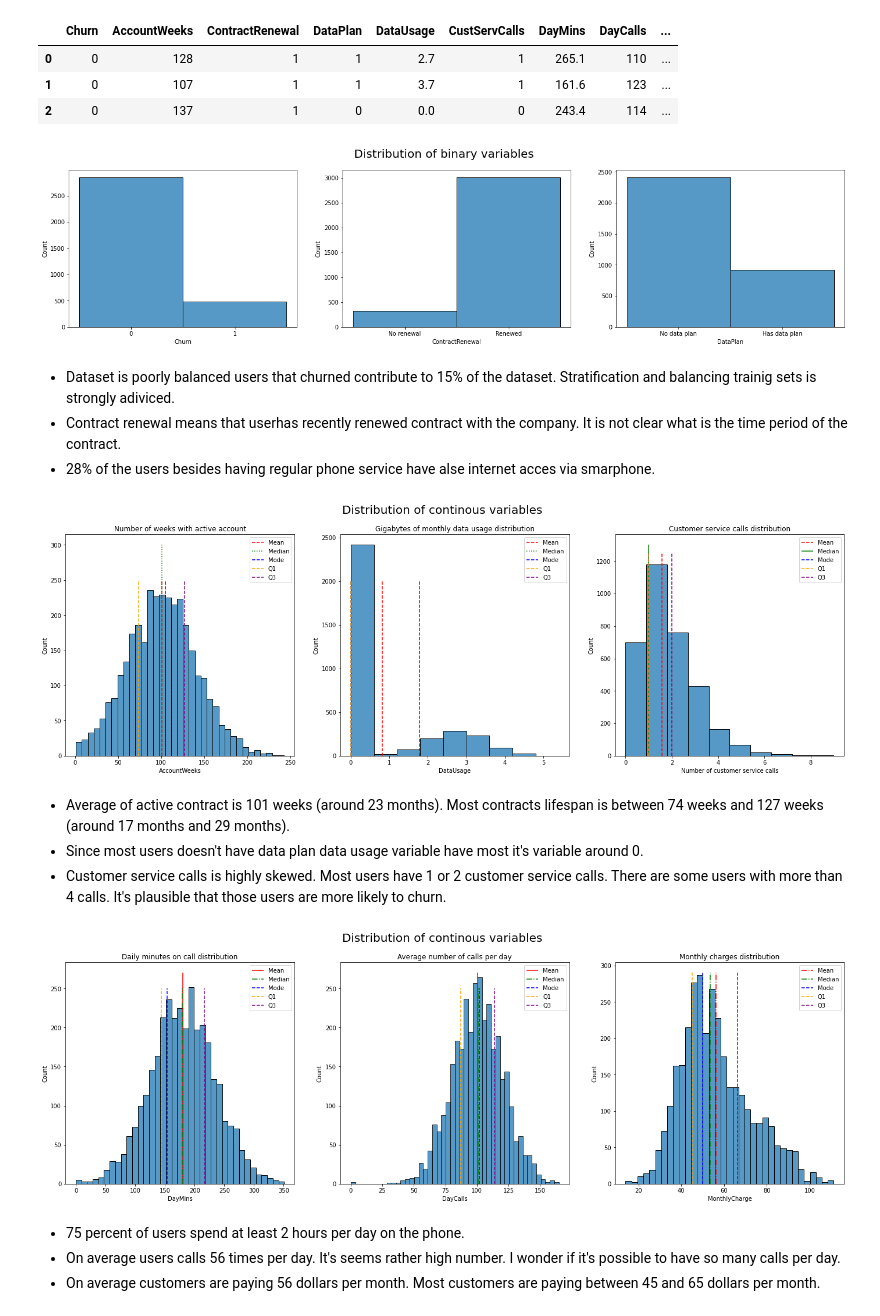
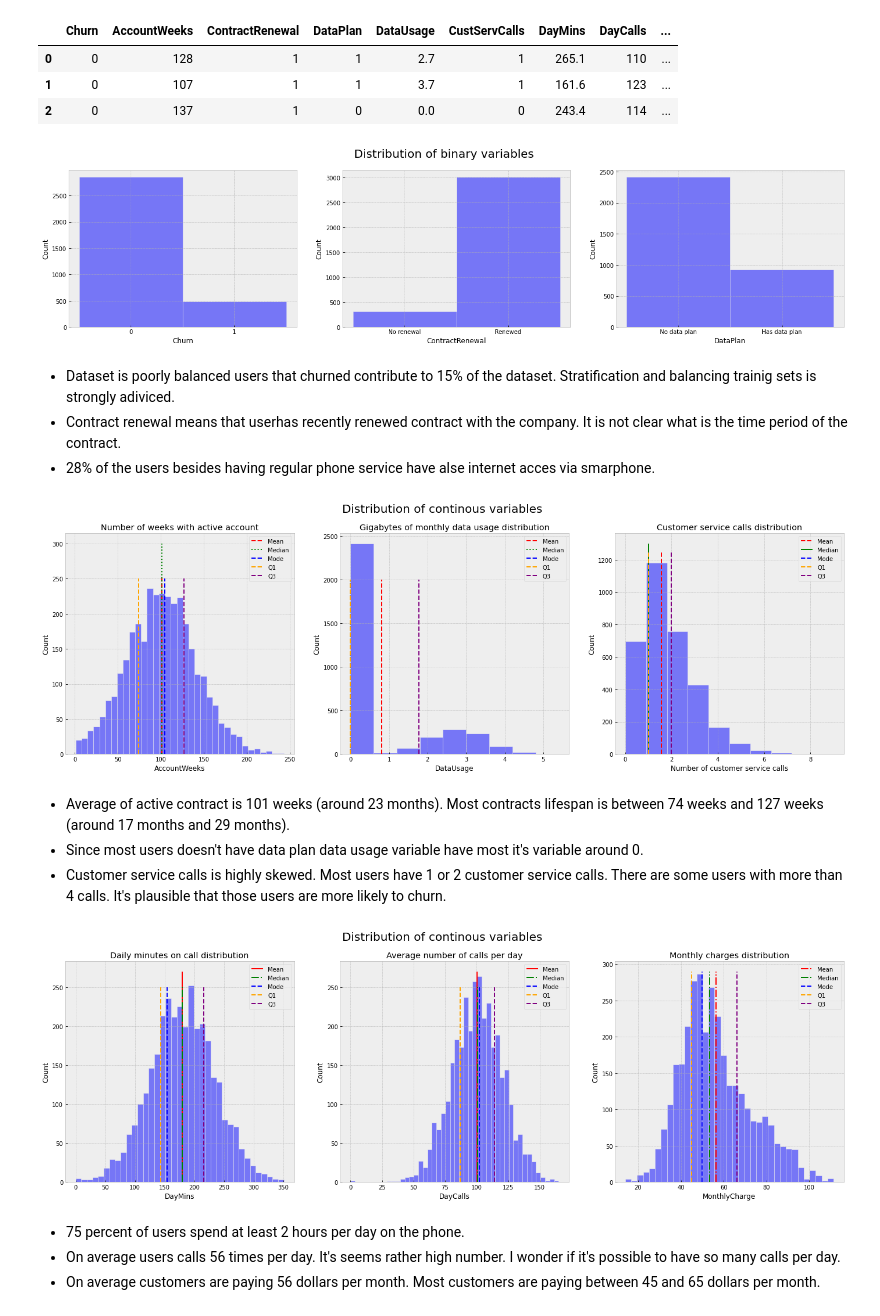
Before and after one commit to CarJung/Churn_exploration, a Jupyter notebook: Report.ipynb, the cells around one changed output. Cells and saved outputs as stored; diff of their text form; code cells hidden in the pictures.

```diff
--- a/Report.ipynb
+++ b/Report.ipynb
@@ -17,6 +17,8 @@ import matplotlib.pyplot as plt
 import seaborn as sns
 
 import pingouin as pg
+
+plt.style.use('bmh')
 # %%
 data = pd.read_csv('data/telecom_churn.csv')
 # %% [markdown]
@@ -51,17 +53,17 @@ data.head(3)
 # %%
 fig, ax = plt.subplots( 1,3, figsize=(24, 5))
 plt.suptitle('Distribution of binary variables', fontsize=20)
 
-sns.histplot(data['Churn'],discrete=True,ax=ax[0])
+sns.histplot(data['Churn'],discrete=True,ax=ax[0], alpha = 0.5)
 ax[0].set_xticks([0,1]);
 
-sns.histplot(data['ContractRenewal'],discrete=True, ax=ax[1])
+sns.histplot(data['ContractRenewal'],discrete=True, ax=ax[1], alpha = 0.5)
 ax[1].set_xticks([0,1],['No renewal','Renewed']);
 
-sns.histplot(data['DataPlan'],discrete=True, ax=ax[2])
+sns.histplot(data['DataPlan'],discrete=True, ax=ax[2], alpha = 0.5)
 ax[2].set_xticks([0,1],['No data plan','Has data plan']);
 # %% [output]
-[figure, old version]
+[figure, new version]
 # %% [markdown]
 - Dataset is poorly balanced users that churned contribute to 15% of the dataset. Stratification and balancing trainig sets is strongly adiviced.
 - Contract renewal means that userhas recently renewed contract with the company. It is not clear what is the time period of the contract.
@@ -70,7 +72,7 @@ ax[2].set_xticks([0,1],['No data plan','Has data plan']);
 fig, ax = plt.subplots( 1,3, figsize=(24, 7))
 plt.suptitle('Distribution of continous variables', fontsize=20)
 
-sns.histplot(data['AccountWeeks'],ax=ax[0])
+sns.histplot(data['AccountWeeks'],ax=ax[0], alpha = 0.5)
 ax[0].set_title('Number of weeks with active account')
 ax[0].vlines(data['AccountWeeks'].mean(),0,250,color='red',label='Mean' , linestyles='dashed')
 ax[0].vlines(data['AccountWeeks'].median(),0,300,color='green',label='Median', linestyles='dotted')
@@ -80,7 +82,7 @@ ax[0].vlines(data['AccountWeeks'].quantile(0.75),0,250,color='purple',label='Q3'
 ax[0].legend();
 
 
-sns.histplot(data['DataUsage'],bins=9,ax=ax[1])
+sns.histplot(data['DataUsage'],bins=9,ax=ax[1], alpha = 0.5)
 ax[1].set_title('Gigabytes of monthly data usage distribution')
 ax[1].vlines(data['DataUsage'].mean(),0,2000,color='red',label='Mean' , linestyles='dashed')
 ax[1].vlines(data['DataUsage'].median(),0,2000,color='green',label='Median', linestyles='dotted')
@@ -90,7 +92,7 @@ ax[1].vlines(data['DataUsage'].quantile(0.75),0,2000,color='purple',label='Q3',
 ax[1].legend();
 
 
-sns.histplot(data['CustServCalls'],bins=10, ax = ax[2])
+sns.histplot(data['CustServCalls'],bins=10, ax = ax[2], alpha = 0.5)
 ax[2].set_title('Customer service calls distribution')
 ax[2].vlines(data['CustServCalls'].mean(),0,1250,color='red',label='Mean' , linestyles='dashed')
 ax[2].vlines(data['CustServCalls'].median(),0,1300,color='green',label='Median', linestyles='solid')
@@ -100,7 +102,7 @@ ax[2].vlines(data['CustServCalls'].quantile(0.75),0,1250,color='purple',label='Q
 ax[2].set_xlabel('Number of customer service calls')
 ax[2].legend();
 # %% [output]
-[figure, old version]
+[figure, new version]
 # %% [markdown]
 - Average of active contract is 101 weeks (around 23 months). Most contracts lifespan is between 74 weeks and 127 weeks (around 17 months and 29 months).
 - Since most users doesn't have data plan data usage variable have most it's variable around 0.
@@ -109,7 +111,7 @@ ax[2].legend();
 fig, ax = plt.subplots( 1,3, figsize=(24, 7))
 plt.suptitle('Distribution of continous variables', fontsize=20)
 
-sns.histplot(data['DayMins'], ax=ax[0])
+sns.histplot(data['DayMins'], ax=ax[0], alpha = 0.5)
 ax[0].set_title('Daily minutes on call distribution')
 ax[0].vlines(data['DayMins'].mean(),0,270,color='red',label='Mean' , linestyles='solid')
 ax[0].vlines(data['DayMins'].median(),0,250,color='green',label='Median', linestyles='dashdot')
@@ -118,7 +120,7 @@ ax[0].vlines(data['DayMins'].quantile(0.25),0,250,color='orange',label='Q1', lin
 ax[0].vlines(data['DayMins'].quantile(0.75),0,250,color='purple',label='Q3', linestyles='dashed')
 ax[0].legend();
 
-sns.histplot(data['DayCalls'], ax=ax[1]);
+sns.histplot(data['DayCalls'], ax=ax[1], alpha = 0.5);
 ax[1].set_title('Average number of calls per day')
 ax[1].vlines(data['DayCalls'].mean(),0,270,color='red',label='Mean' , linestyles='solid')
 ax[1].vlines(data['DayCalls'].median(),0,250,color='green',label='Median', linestyles='dashdot')
@@ -127,7 +129,7 @@ ax[1].vlines(data['DayCalls'].quantile(0.25),0,250,color='orange',label='Q1', li
 ax[1].vlines(data['DayCalls'].quantile(0.75),0,250,color='purple',label='Q3', linestyles='dashed')
 ax[1].legend();
 
-sns.histplot(data['MonthlyCharge'], ax=ax[2]);
+sns.histplot(data['MonthlyCharge'], ax=ax[2], alpha = 0.5);
 ax[2].set_title('Monthly charges distribution')
 ax[2].vlines(data['MonthlyCharge'].mean(),0,290,color='red',label='Mean' , linestyles='dashdot')
 ax[2].vlines(data['MonthlyCharge'].median(),0,290,color='green',label='Median', linestyles='dashdot')
@@ -136,7 +138,7 @@ ax[2].vlines(data['MonthlyCharge'].quantile(0.25),0,290,color='orange',label='Q1
 ax[2].vlines(data['MonthlyCharge'].quantile(0.75),0,290,color='purple',label='Q3', linestyles='dashed')
 ax[2].legend();
 # %% [output]
-[figure, old version]
+[figure, new version]
 # %% [markdown]
 - 75 percent of users spend at least 2 hours per day on the phone.
 - On average users calls 56 times per day. It's seems rather high number. I wonder if it's possible to have so many calls per day.
```
Also changed, not shown: parts of 7 cells of this notebook, 1 other file.
